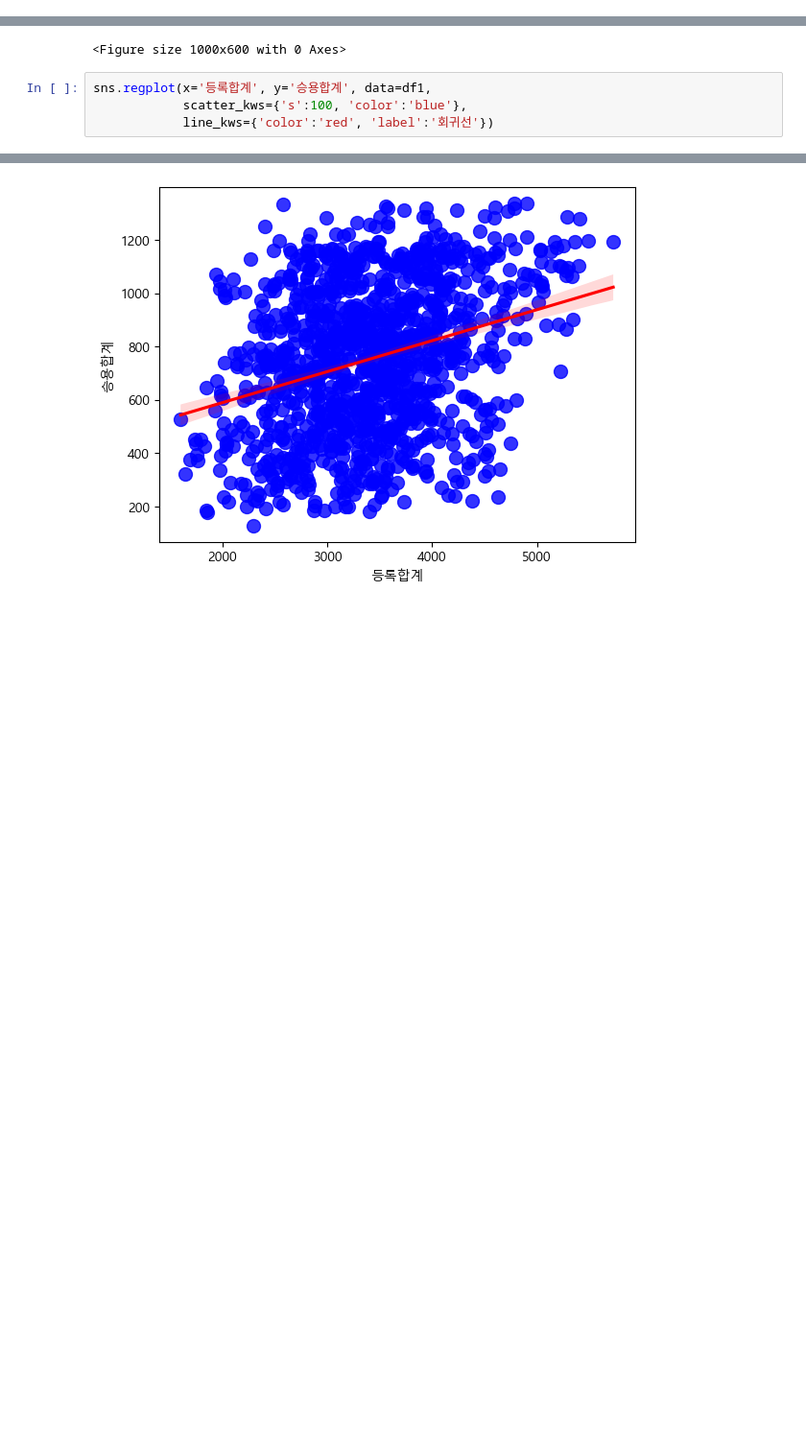
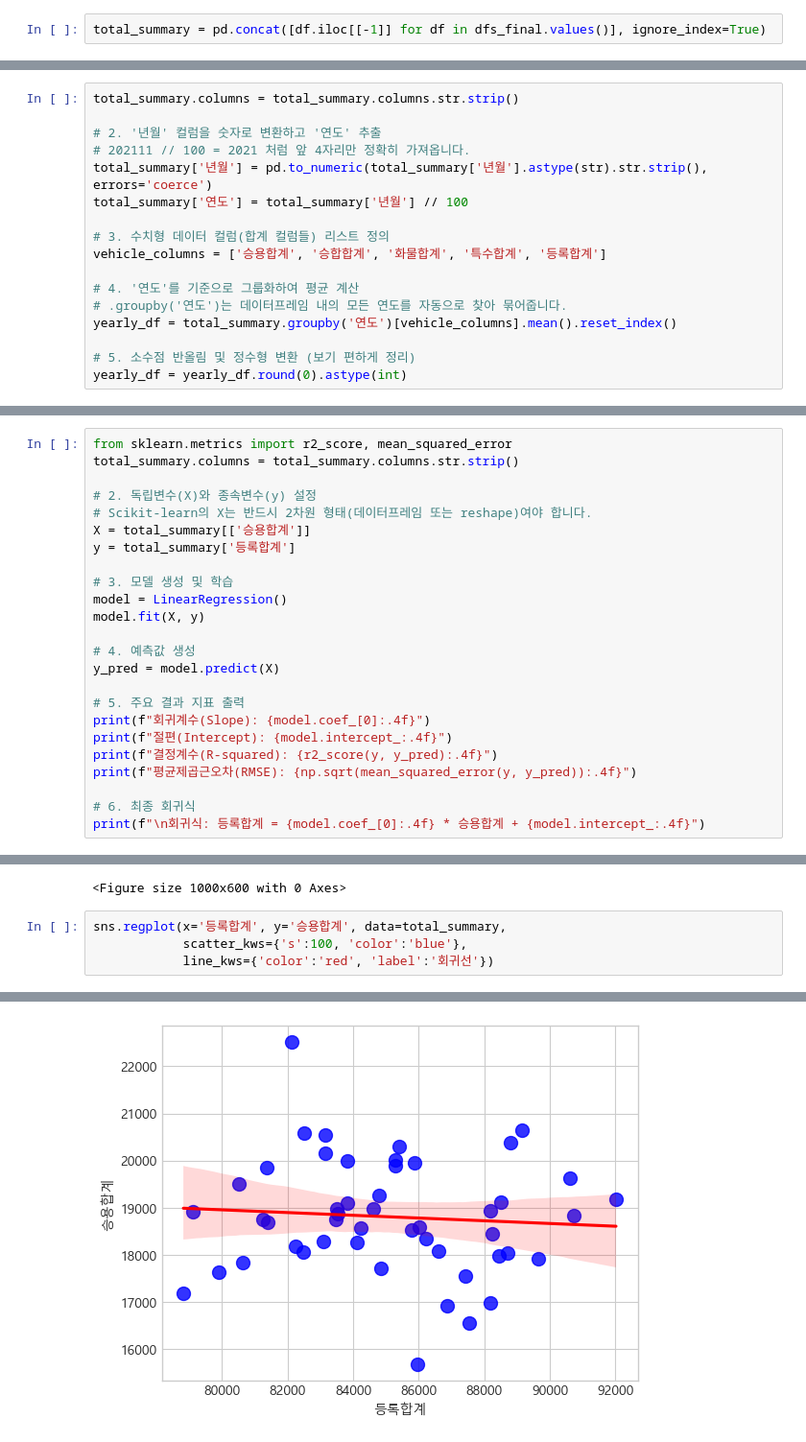
Before and after one commit to qksdkqksdk5/MBCAcademy_PJ1, a Jupyter notebook: pss/등록과교통량.ipynb, the cells around one changed output, grey strips where cells are left out. Shown at 96% size. Cells and saved outputs as stored; diff of their text form; blank space fills up the shorter version.

```diff
--- a/pss/등록과교통량.ipynb
+++ b/pss/등록과교통량.ipynb
@@ -112,0 +56,2 @@ plt.show()
+# %%
+total_summary = pd.concat([df.iloc[[-1]] for df in dfs_final.values()], ignore_index=True)
@@ -112,0 +130,17 @@ plt.show()
+# %%
+total_summary.columns = total_summary.columns.str.strip()
+
+# 2. '년월' 컬럼을 숫자로 변환하고 '연도' 추출
+# 202111 // 100 = 2021 처럼 앞 4자리만 정확히 가져옵니다.
+total_summary['년월'] = pd.to_numeric(total_summary['년월'].astype(str).str.strip(), errors='coerce')
+total_summary['연도'] = total_summary['년월'] // 100
+
+# 3. 수치형 데이터 컬럼(합계 컬럼들) 리스트 정의
+vehicle_columns = ['승용합계', '승합합계', '화물합계', '특수합계', '등록합계']
+
+# 4. '연도'를 기준으로 그룹화하여 평균 계산
+# .groupby('연도')는 데이터프레임 내의 모든 연도를 자동으로 찾아 묶어줍니다.
+yearly_df = total_summary.groupby('연도')[vehicle_columns].mean().reset_index()
+
+# 5. 소수점 반올림 및 정수형 변환 (보기 편하게 정리)
+yearly_df = yearly_df.round(0).astype(int)
@@ -122,0 +264,24 @@ df_traffic
+# %%
+from sklearn.metrics import r2_score, mean_squared_error
+total_summary.columns = total_summary.columns.str.strip()
+
+# 2. 독립변수(X)와 종속변수(y) 설정
+# Scikit-learn의 X는 반드시 2차원 형태(데이터프레임 또는 reshape)여야 합니다.
+X = total_summary[['승용합계']]
+y = total_summary['등록합계']
+
+# 3. 모델 생성 및 학습
+model = LinearRegression()
+model.fit(X, y)
+
+# 4. 예측값 생성
+y_pred = model.predict(X)
+
+# 5. 주요 결과 지표 출력
+print(f"회귀계수(Slope): {model.coef_[0]:.4f}")
+print(f"절편(Intercept): {model.intercept_:.4f}")
+print(f"결정계수(R-squared): {r2_score(y, y_pred):.4f}")
+print(f"평균제곱근오차(RMSE): {np.sqrt(mean_squared_error(y, y_pred)):.4f}")
+
+# 6. 최종 회귀식
+print(f"\n회귀식: 등록합계 = {model.coef_[0]:.4f} * 승용합계 + {model.intercept_:.4f}")
@@ -154,12 +360,12 @@ plt.figure(figsize=(10, 6))
 <Figure size 1000x600 with 0 Axes>
 <Figure size 1000x600 with 0 Axes>
 # %%
-sns.regplot(x='등록합계', y='승용합계', data=df1,
+sns.regplot(x='등록합계', y='승용합계', data=total_summary,
             scatter_kws={'s':100, 'color':'blue'},
             line_kws={'color':'red', 'label':'회귀선'})
 # %% [output]
 <Axes: xlabel='등록합계', ylabel='승용합계'>
-[figure, old version]
+[figure, new version]
 # %%
 # 예측 지점 표시
 plt.scatter(future_cars, predicted_traffic, color='green', s=200, marker='*', label='미래 예측 지점')
```
Also changed, not shown: parts of 44 cells of this notebook, 14 other files.
